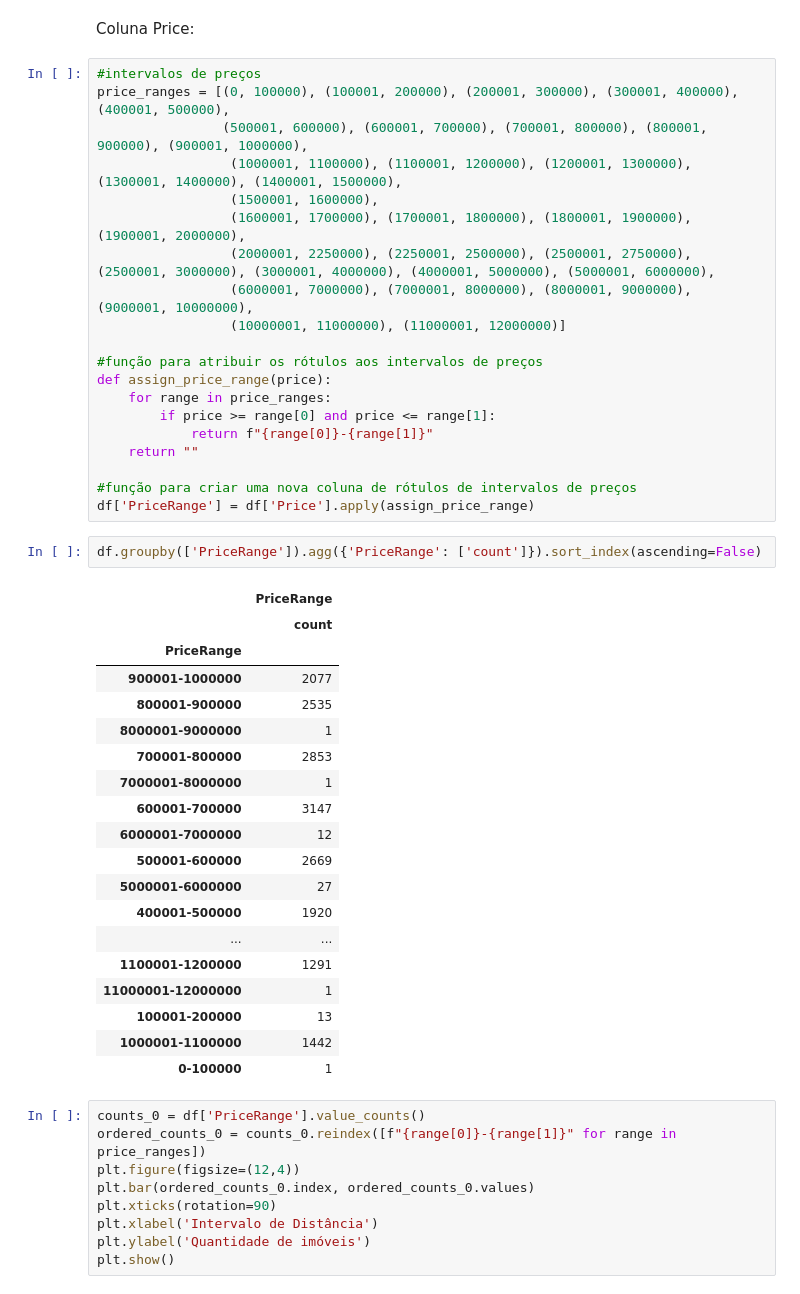
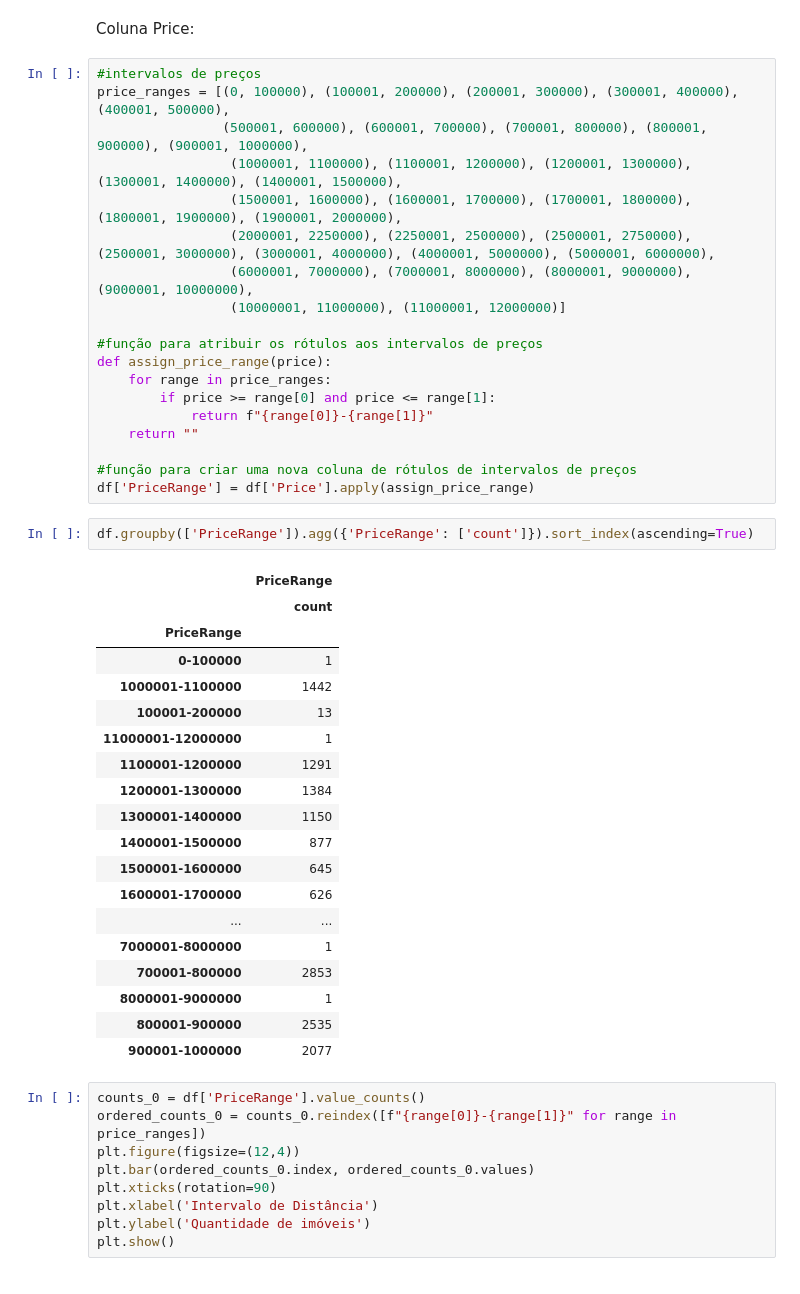
Before and after one commit to Riguini/Melbourne-Housing-Snapshot, a Jupyter notebook: Notebooks/Melbourne_Housing_Dataset.ipynb, the cells around one changed output. Drawn from its saved outputs; the diff is of its cells as text.

```diff
--- a/Notebooks/Melbourne_Housing_Dataset.ipynb
+++ b/Notebooks/Melbourne_Housing_Dataset.ipynb
@@ -337,8 +337,7 @@ Coluna Price:
 price_ranges = [(0, 100000), (100001, 200000), (200001, 300000), (300001, 400000), (400001, 500000),
                 (500001, 600000), (600001, 700000), (700001, 800000), (800001, 900000), (900001, 1000000),
                  (1000001, 1100000), (1100001, 1200000), (1200001, 1300000), (1300001, 1400000), (1400001, 1500000),
-                 (1500001, 1600000),
-                 (1600001, 1700000), (1700001, 1800000), (1800001, 1900000), (1900001, 2000000),
+                 (1500001, 1600000), (1600001, 1700000), (1700001, 1800000), (1800001, 1900000), (1900001, 2000000),
                  (2000001, 2250000), (2250001, 2500000), (2500001, 2750000), (2500001, 3000000), (3000001, 4000000), (4000001, 5000000), (5000001, 6000000),
                  (6000001, 7000000), (7000001, 8000000), (8000001, 9000000), (9000001, 10000000),
                  (10000001, 11000000), (11000001, 12000000)]
@@ -353,27 +352,27 @@ def assign_price_range(price):
 #função para criar uma nova coluna de rótulos de intervalos de preços
 df['PriceRange'] = df['Price'].apply(assign_price_range)
 # %%
-df.groupby(['PriceRange']).agg({'PriceRange': ['count']}).sort_index(ascending=False)
+df.groupby(['PriceRange']).agg({'PriceRange': ['count']}).sort_index(ascending=True)
 # %% [output]
 |  | PriceRange |
 |  | count |
 | PriceRange |  |
+| 0-100000 | 1 |
+| 1000001-1100000 | 1442 |
+| 100001-200000 | 13 |
+| 11000001-12000000 | 1 |
+| 1100001-1200000 | 1291 |
+| 1200001-1300000 | 1384 |
+| 1300001-1400000 | 1150 |
+| 1400001-1500000 | 877 |
+| 1500001-1600000 | 645 |
+| 1600001-1700000 | 626 |
+| ... | ... |
+| 7000001-8000000 | 1 |
+| 700001-800000 | 2853 |
+| 8000001-9000000 | 1 |
+| 800001-900000 | 2535 |
 | 900001-1000000 | 2077 |
-| 800001-900000 | 2535 |
-| 8000001-9000000 | 1 |
-| 700001-800000 | 2853 |
-| 7000001-8000000 | 1 |
-| 600001-700000 | 3147 |
-| 6000001-7000000 | 12 |
-| 500001-600000 | 2669 |
-| 5000001-6000000 | 27 |
-| 400001-500000 | 1920 |
-| ... | ... |
-| 1100001-1200000 | 1291 |
-| 11000001-12000000 | 1 |
-| 100001-200000 | 13 |
-| 1000001-1100000 | 1442 |
-| 0-100000 | 1 |
 # %%
 counts_0 = df['PriceRange'].value_counts()
 ordered_counts_0 = counts_0.reindex([f"{range[0]}-{range[1]}" for range in price_ranges])
```
Also changed, not shown: parts of 17 cells of this notebook.
